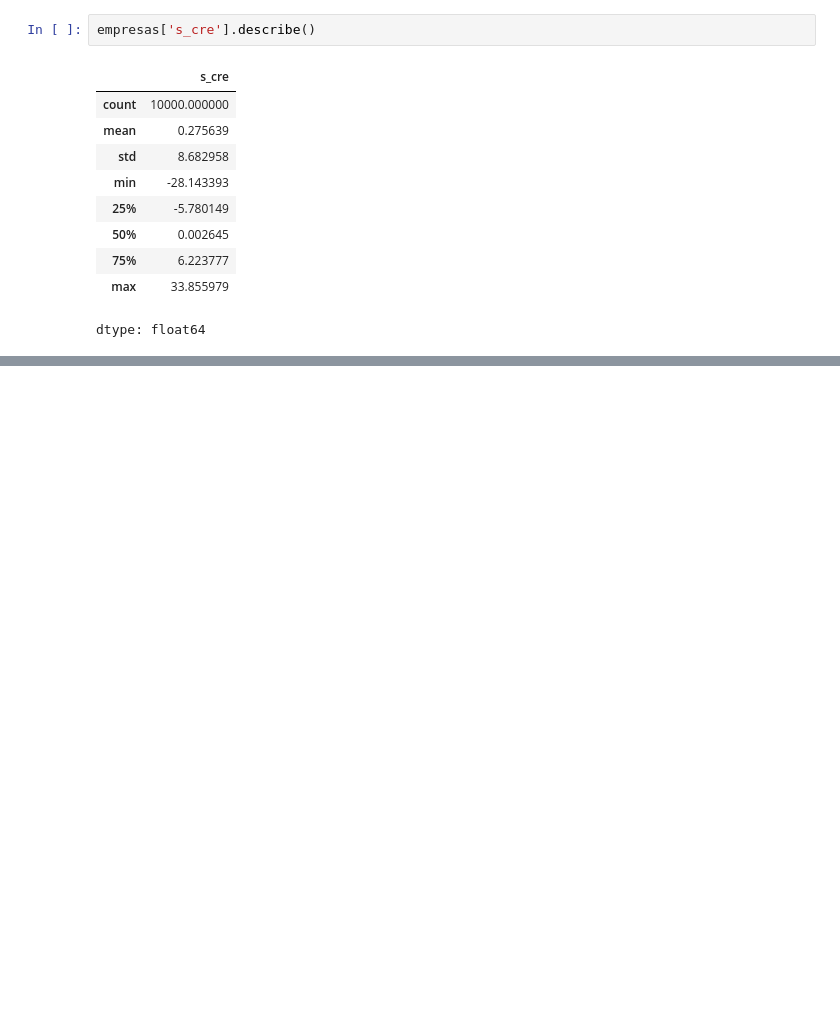
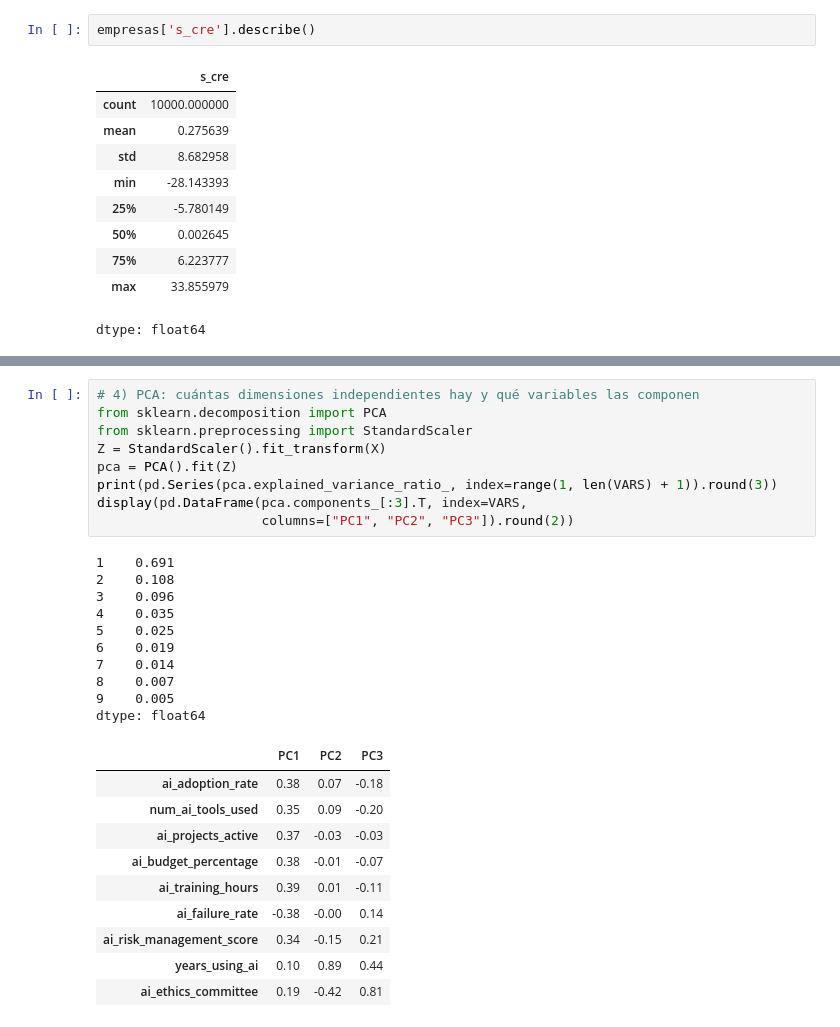
Before and after one commit to Franncippi/Proyecto-mentoria-M09, a Jupyter notebook: notebooks/03_modelado.ipynb, the cells around one changed output, grey strips where cells are left out. Saved outputs shown, nothing was run; the diff lists cells and outputs as text; blank space fills up the shorter version.

```diff
--- a/notebooks/03_modelado.ipynb
+++ b/notebooks/03_modelado.ipynb
@@ -605,0 +719,30 @@ Lo que podría hacer que haya perfiles reales es que la calidad de la adopción
+# %%
+# 4) PCA: cuántas dimensiones independientes hay y qué variables las componen
+from sklearn.decomposition import PCA
+from sklearn.preprocessing import StandardScaler
+Z = StandardScaler().fit_transform(X)
+pca = PCA().fit(Z)
+print(pd.Series(pca.explained_variance_ratio_, index=range(1, len(VARS) + 1)).round(3))
+display(pd.DataFrame(pca.components_[:3].T, index=VARS,
+                     columns=["PC1", "PC2", "PC3"]).round(2))
+# %% [output]
+1    0.691
+2    0.108
+3    0.096
+4    0.035
+5    0.025
+6    0.019
+7    0.014
+8    0.007
+9    0.005
+dtype: float64
+|  | PC1 | PC2 | PC3 |
+| ai_adoption_rate | 0.38 | 0.07 | -0.18 |
+| num_ai_tools_used | 0.35 | 0.09 | -0.20 |
+| ai_projects_active | 0.37 | -0.03 | -0.03 |
+| ai_budget_percentage | 0.38 | -0.01 | -0.07 |
+| ai_training_hours | 0.39 | 0.01 | -0.11 |
+| ai_failure_rate | -0.38 | -0.00 | 0.14 |
+| ai_risk_management_score | 0.34 | -0.15 | 0.21 |
+| years_using_ai | 0.10 | 0.89 | 0.44 |
+| ai_ethics_committee | 0.19 | -0.42 | 0.81 |
```
Also changed, not shown: parts of 21 cells of this notebook.
